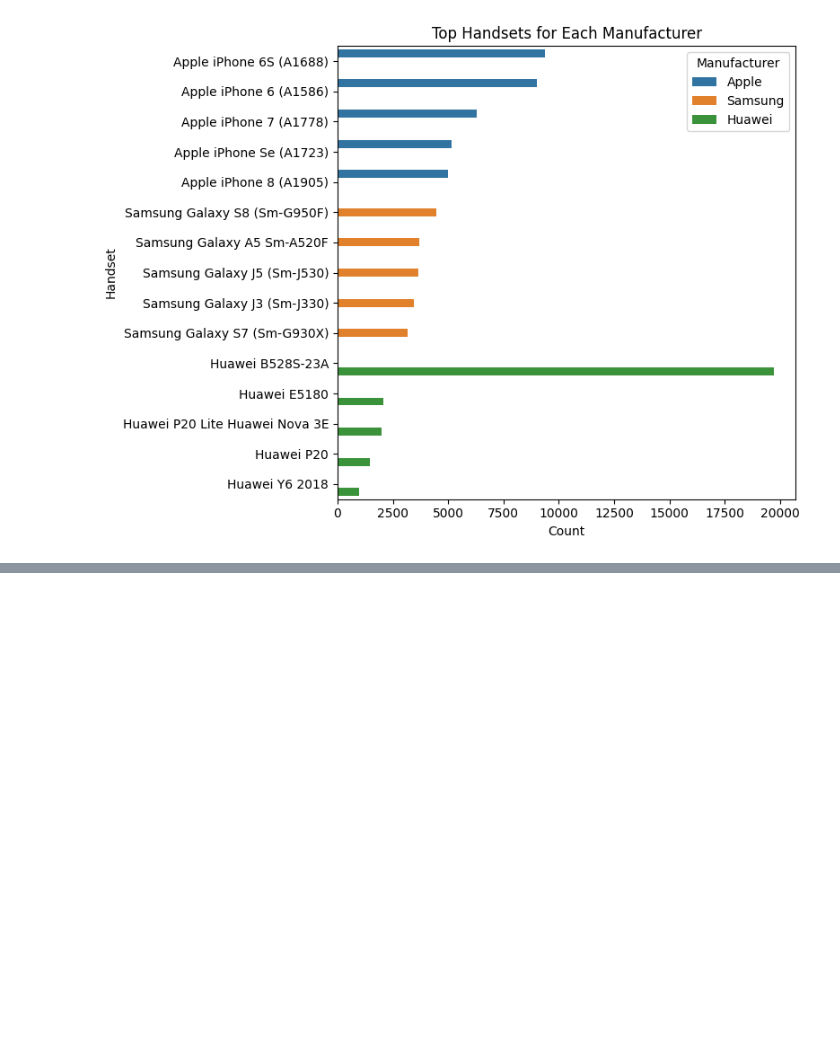
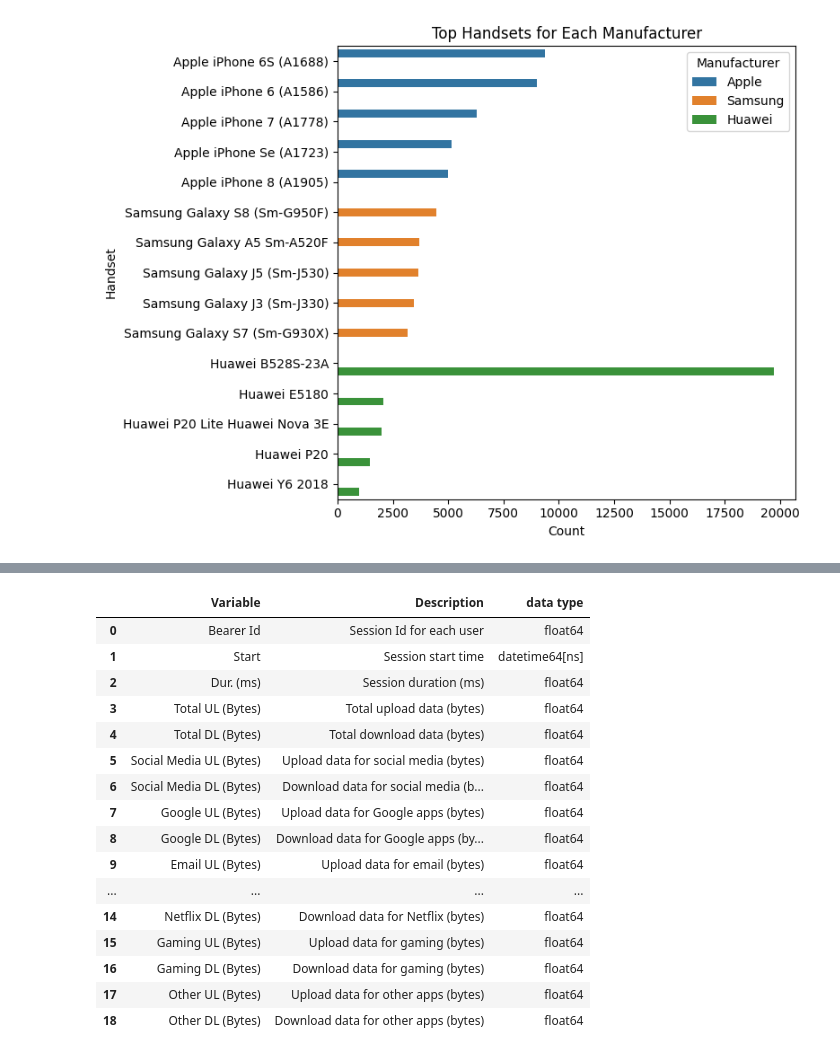
Before and after one commit to ab3lT/10-Academy-Week-2, a Jupyter notebook: notebook/user_analysis.ipynb, the cells around one changed output, grey strips where cells are left out. Saved outputs shown, nothing was run; the diff lists cells and outputs as text; code cells hidden in the pictures; blank space fills up the shorter version.

```diff
--- a/notebook/user_analysis.ipynb
+++ b/notebook/user_analysis.ipynb
@@ -267,0 +306,47 @@ plt.show()
+# %%
+# Descriptions of relevant columns
+import pandas as pd
+descriptions = {
+    'Bearer Id': 'Session Id for each user',
+    'Start': 'Session start time',
+    'Dur. (ms)': 'Session duration (ms)',
+    'Total UL (Bytes)': 'Total upload data (bytes)',
+    'Total DL (Bytes)': 'Total download data (bytes)',
+    'Social Media UL (Bytes)': 'Upload data for social media (bytes)',
+    'Social Media DL (Bytes)': 'Download data for social media (bytes)',
+    'Google UL (Bytes)': 'Upload data for Google apps (bytes)',
+    'Google DL (Bytes)': 'Download data for Google apps (bytes)',
+    'Email UL (Bytes)': 'Upload data for email (bytes)',
+    'Email DL (Bytes)': 'Download data for email (bytes)',
+    'Youtube UL (Bytes)': 'Upload data for YouTube (bytes)',
+    'Youtube DL (Bytes)': 'Download data for YouTube (bytes)',
+    'Netflix UL (Bytes)': 'Upload data for Netflix (bytes)',
+    'Netflix DL (Bytes)': 'Download data for Netflix (bytes)',
+    'Gaming UL (Bytes)': 'Upload data for gaming (bytes)',
+    'Gaming DL (Bytes)': 'Download data for gaming (bytes)',
+    'Other UL (Bytes)': 'Upload data for other apps (bytes)',
+    'Other DL (Bytes)': 'Download data for other apps (bytes)'
+}
+# Convert the descriptions dictionary into a DataFrame
+desc = pd.DataFrame(list(descriptions.items()), columns=['Variable', 'Description'])
+dtypes = df_cleaned[desc['Variable']].dtypes.reset_index(name='data types')['data types']
+desc['data type'] = dtypes
+desc
+# %% [output]
+|  | Variable | Description | data type |
+| 0 | Bearer Id | Session Id for each user | float64 |
+| 1 | Start | Session start time | datetime64[ns] |
+| 2 | Dur. (ms) | Session duration (ms) | float64 |
+| 3 | Total UL (Bytes) | Total upload data (bytes) | float64 |
+| 4 | Total DL (Bytes) | Total download data (bytes) | float64 |
+| 5 | Social Media UL (Bytes) | Upload data for social media (bytes) | float64 |
+| 6 | Social Media DL (Bytes) | Download data for social media (b... | float64 |
+| 7 | Google UL (Bytes) | Upload data for Google apps (bytes) | float64 |
+| 8 | Google DL (Bytes) | Download data for Google apps (by... | float64 |
+| 9 | Email UL (Bytes) | Upload data for email (bytes) | float64 |
+| ... | ... | ... | ... |
+| 14 | Netflix DL (Bytes) | Download data for Netflix (bytes) | float64 |
+| 15 | Gaming UL (Bytes) | Upload data for gaming (bytes) | float64 |
+| 16 | Gaming DL (Bytes) | Download data for gaming (bytes) | float64 |
+| 17 | Other UL (Bytes) | Upload data for other apps (bytes) | float64 |
+| 18 | Other DL (Bytes) | Download data for other apps (bytes) | float64 |
```
Also changed, not shown: parts of 4 cells of this notebook.
